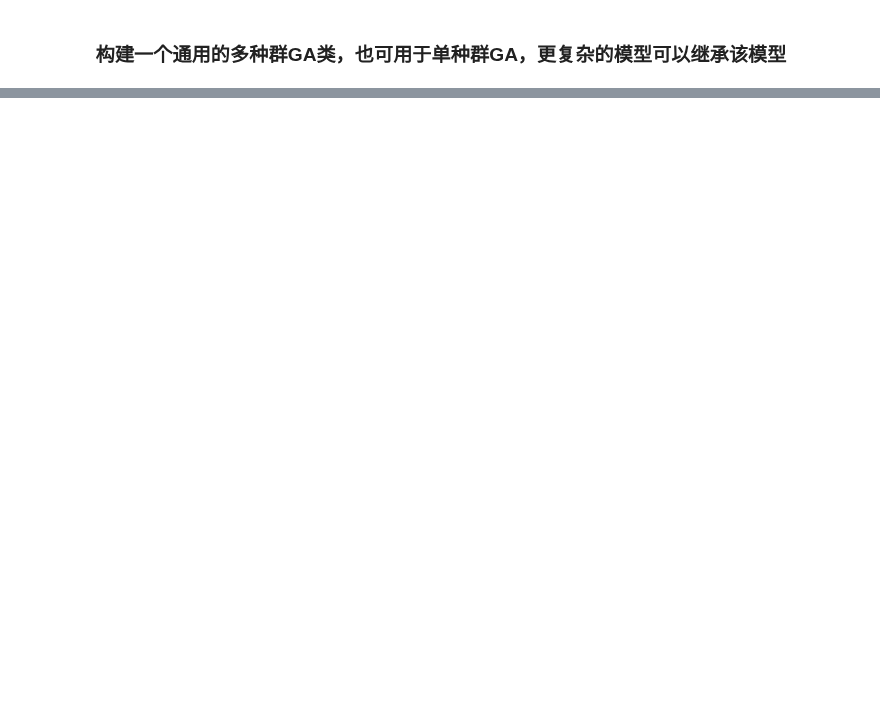
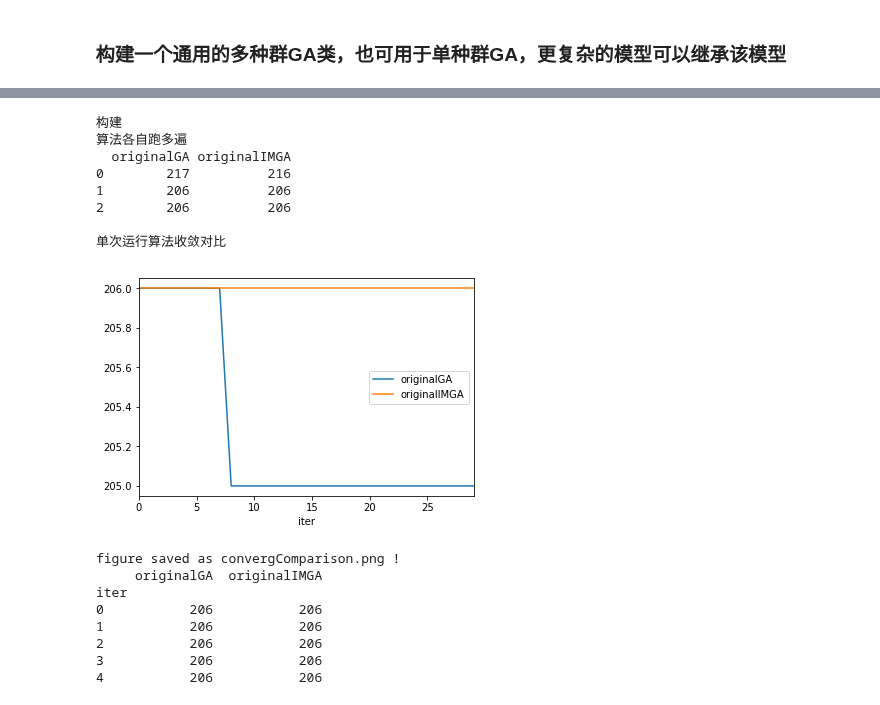
Before and after one commit to dawnohdawn/multi-object-JSSP-with-lot-spliting, a Jupyter notebook: generalGAModel.ipynb, the cells around one changed output, grey strips where cells are left out. Cells and saved outputs as stored; diff of their text form; code cells hidden in the pictures; blank space fills up the shorter version.

```diff
--- a/generalGAModel.ipynb
+++ b/generalGAModel.ipynb
@@ -1585,0 +1584,37 @@ makespan:  257
+# %%
+# comparisonsOfAlgorithms类测试
+
+print('构建')
+originalGATest = originalGA(10, lotNum, lotSizes, machineNum)
+originalIMGATest = originalIMGA(3, 10, lotNum, lotSizes, machineNum)
+test = comparisonsOfAlgorithms([originalGATest, originalIMGATest])
+
+
+print('算法各自跑多遍')
+test.runManyTimes(3)
+print(test.makespans.head())
+print(' ')
+
+
+print('单次运行算法收敛对比')
+test.plotOneRun('convergComparison.png')
+print(test.oneRunData.head())
+print(' ')
+# %% [output]
+构建
+算法各自跑多遍
+  originalGA originalIMGA
+0        217          216
+1        206          206
+2        206          206
+
+单次运行算法收敛对比
+[figure, added]
+figure saved as convergComparison.png !
+     originalGA  originalIMGA
+iter
+0           206           206
+1           206           206
+2           206           206
+3           206           206
+4           206           206
```
Also changed, not shown: parts of 32 cells of this notebook, 1 other file.
